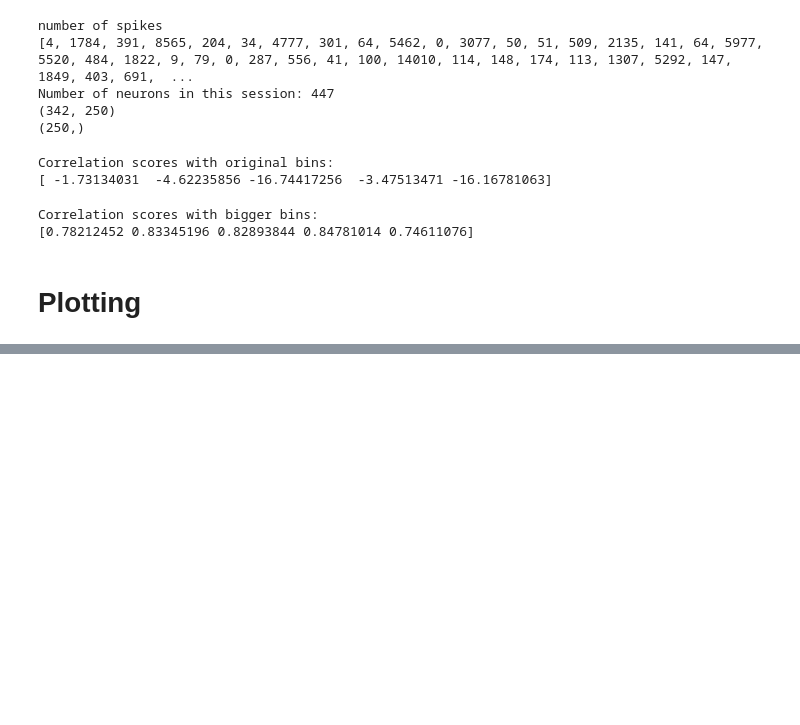
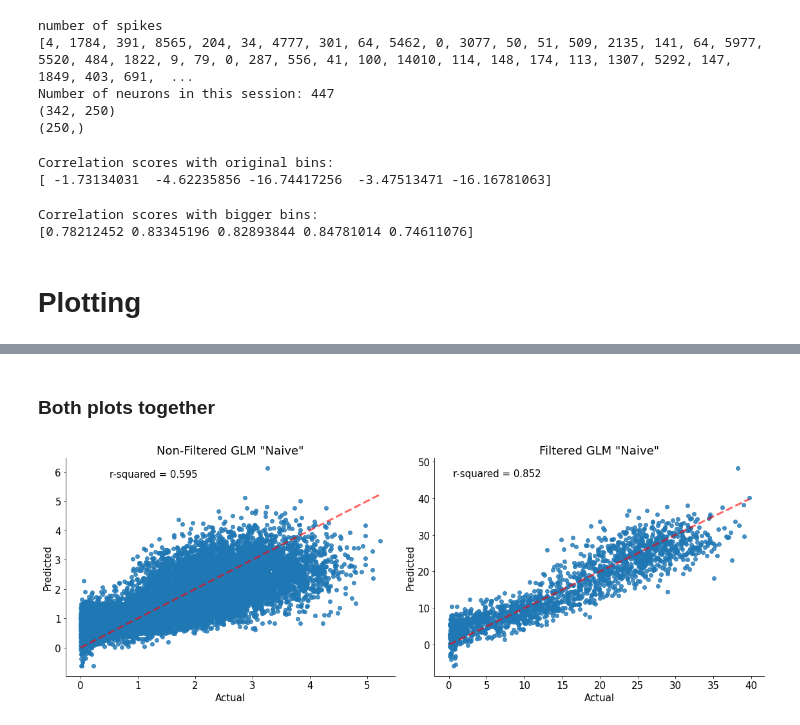
Before and after one commit to klaragerlei/GoatsOfAllTime, a Jupyter notebook: GLM_plotting.ipynb, the cells around one changed output, grey strips where cells are left out. Drawn from its saved outputs; the diff is of its cells as text; code cells hidden in the pictures; blank space fills up the shorter version.

```diff
--- a/GLM_plotting.ipynb
+++ b/GLM_plotting.ipynb
@@ -311,0 +314,6 @@ Correlation scores with bigger bins:
+# %%
+spikes_reshaped = data_to_analyze.spikes.iloc[0]
+# spikes_reshaped.shape
+spikes_reshaped = spikes_reshaped.reshape(spikes_reshaped.shape[0],(spikes_reshaped.shape[1]*spikes_reshaped.shape[2]))
+
+spikes_reshaped.shape
@@ -311,0 +322,6 @@ Correlation scores with bigger bins:
+# %%
+face_reshaped = data_to_analyze.face.iloc[0]
+# spikes_reshaped.shape
+face_reshaped = face_reshaped.reshape(face_reshaped.shape[0],(face_reshaped.shape[1]*face_reshaped.shape[2])).squeeze()
+
+face_reshaped.shape
@@ -322,9 +340,9 @@ session_id=0
 
 model = RidgeCV(normalize=True)  # make ridge model
 
-spikes = np.array(data_to_analyze.spikes_bigger_bins.iloc[session_id]).T
+spikes = np.array(spikes_reshaped).T #Plot for smaller bins
 
-face = data_to_analyze.face_bigger_bins.iloc[session_id]
+face = face_reshaped #Plot for smaller bins
 
 X_train, X_test, y_train, y_test = train_test_split(spikes, face, test_size=0.2, random_state=42) #Split between train and test
 
@@ -352,7 +366,7 @@ ax.set_title('GLM "Naive"')
 ax.set_xlabel('Actual')
 ax.set_ylabel('Predicted')
 #regression line
-y_test, y_predicted = y_test.reshape(-1,1), y_predicted.reshape(-1,1)
+# y_test, y_predicted = y_test.reshape(-1,1), y_predicted.reshape(-1,1)
 
 ax.annotate("r-squared = {:.3f}".format(r2_score(y_test, y_pred)),(0.5,(y_pred.max()*0.95)))
 
@@ -362,0 +424,38 @@ plt.show()
+# %% [markdown]
+### Both plots together
+# %%
+fig, ax = plt.subplots(1,2, figsize=(16,6))
+
+
+ax[0].scatter(y_test, y_pred, alpha =0.8)
+# ax.plot(face, r2 * face + 0, 'r--', lw=3)
+ax[0].plot([y_test.min(), y_test.max()], [y_test.min(), y_test.max()], 'r--', lw=3, alpha = 0.6)
+
+ax[0].set_title('Non-Filtered GLM "Naive"')
+ax[0].set_xlabel('Actual')
+ax[0].set_ylabel('Predicted')
+#regression line
+# y_test, y_predicted = y_test.reshape(-1,1), y_predicted.reshape(-1,1)
+
+ax[0].annotate("r-squared = {:.3f}".format(r2_score(y_test, y_pred)),(0.5,(y_pred.max()*0.95)))
+
+##########################################################################################################
+
+ax[1].scatter(y2_test, y2_pred, alpha =0.8)
+# ax.plot(face, r2 * face + 0, 'r--', lw=3)
+ax[1].plot([y2_test.min(), y2_test.max()], [y2_test.min(), y2_test.max()], 'r--', lw=3, alpha = 0.6)
+
+ax[1].set_title('Filtered GLM "Naive"')
+ax[1].set_xlabel('Actual')
+ax[1].set_ylabel('Predicted')
+#regression line
+# y_test, y_predicted = y_test.reshape(-1,1), y_predicted.reshape(-1,1)
+
+ax[1].annotate("r-squared = {:.3f}".format(r2_score(y2_test, y2_pred)),(0.5,(y2_pred.max()*0.95)))
+
+
+plt.show()
+
+plt.show()
+# %% [output]
+[figure, added]
```
Also changed, not shown: parts of 8 cells of this notebook.
